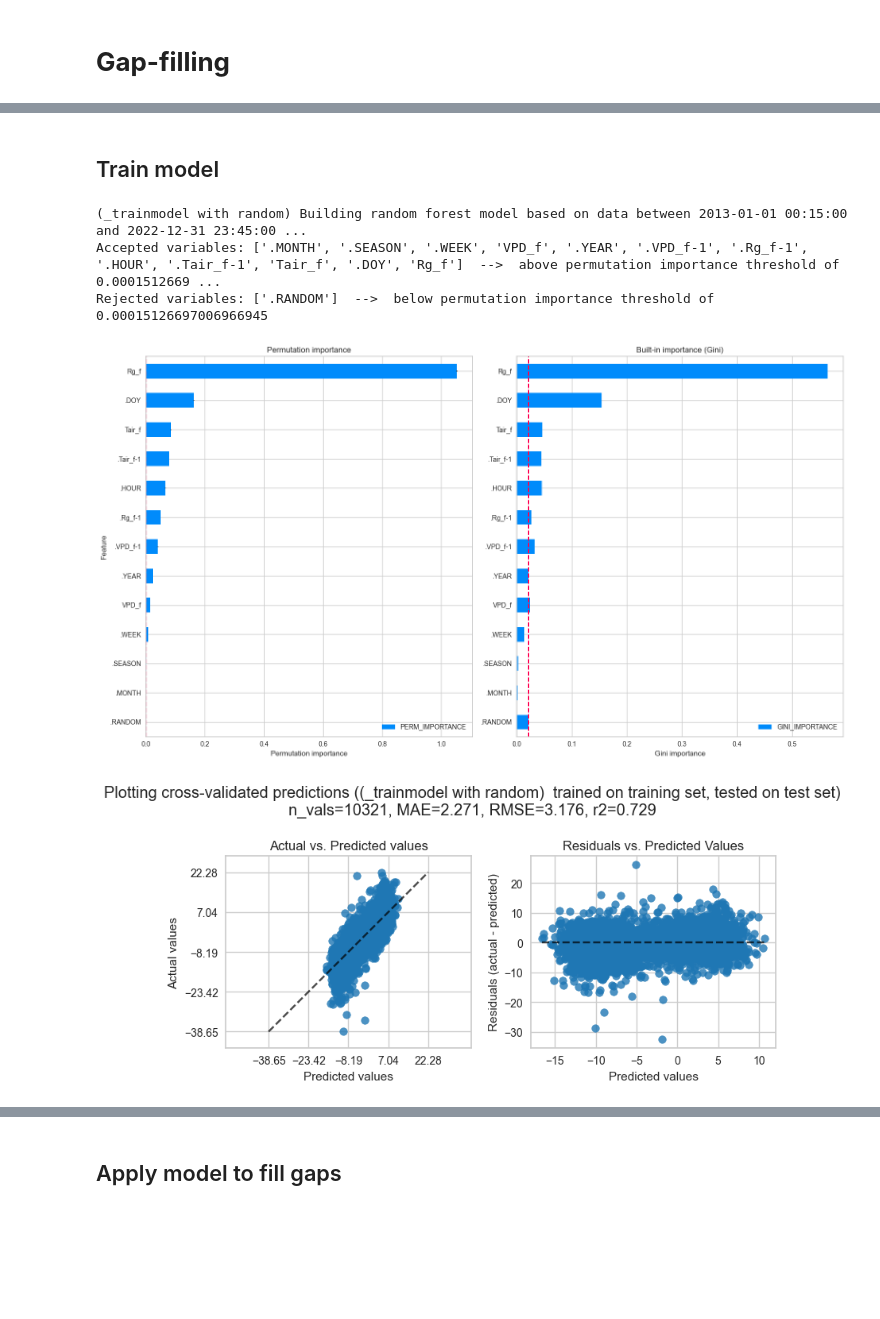
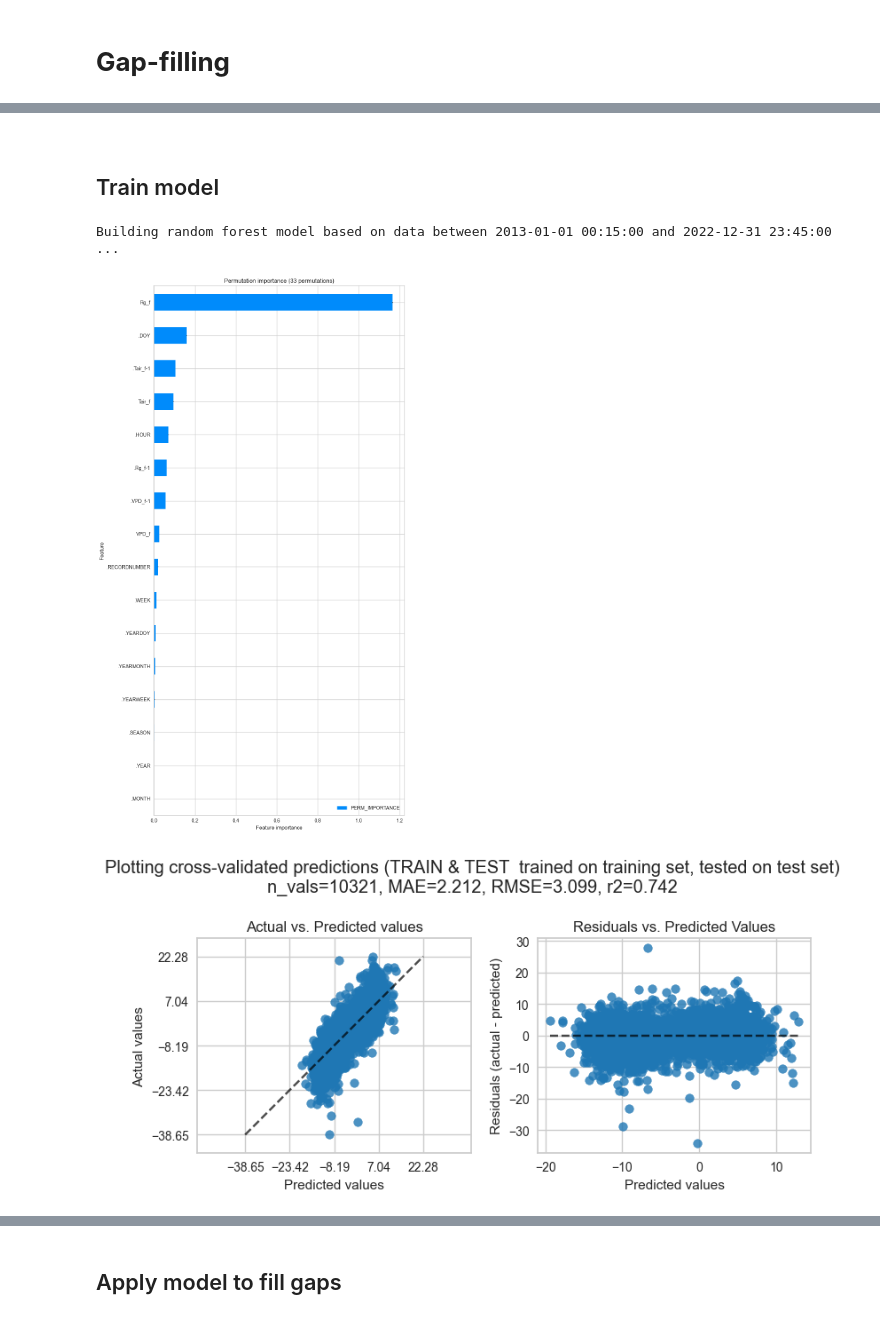
Before and after one commit to holukas/diive, a Jupyter notebook: notebooks/GapFilling/RandomForestGapFilling.ipynb, the cells around one changed output, grey strips where cells are left out. Cells and saved outputs as stored; diff of their text form; code cells hidden in the pictures; blank space fills up the shorter version.

```diff
--- a/notebooks/GapFilling/RandomForestGapFilling.ipynb
+++ b/notebooks/GapFilling/RandomForestGapFilling.ipynb
@@ -139,5 +146,0 @@ TimeSeries(series=df[TARGET_COL]).plot_interactive()
-# %%
-df = steplagged_variants(df=df,
-                         stepsize=1,
-                         stepmax=1,
-                         exclude_cols=[TARGET_COL])
@@ -149,2 +146,0 @@ No step-lagged variants for: ['NEE_CUT_REF_orig']
-# %%
-df = include_timestamp_as_cols(df=df, txt="(...)")
@@ -178,12 +151,17 @@ df
 # %%
+# Random forest
 rfts = RandomForestTS(
     input_df=df,
     target_col=TARGET_COL,
     verbose=1,
+    features_lag=[-1, -1],
+    include_timestamp_as_features=True,
+    add_continuous_record_number=True,
+    sanitize_timestamp=True,
     n_estimators=99,
     random_state=42,
-    min_samples_split=10,
-    min_samples_leaf=5,
-    perm_n_repeats=22,
+    min_samples_split=2,
+    min_samples_leaf=1,
+    perm_n_repeats=33,
     n_jobs=-1
 )
@@ -192,10 +212,10 @@ rfts = RandomForestTS(
+# %% [markdown]
+</br>
 # %% [markdown]
 ## Train model
 # %%
-rfts.trainmodel(showplot_predictions=True, showplot_importance=True, verbose=1)
+rfts.trainmodel(showplot_scores=True, showplot_importance=True)
 # %% [output]
-(_trainmodel with random) Building random forest model based on data between 2013-01-01 00:15:00 and 2022-12-31 23:45:00 ...
-Accepted variables: ['.MONTH', '.SEASON', '.WEEK', 'VPD_f', '.YEAR', '.VPD_f-1', '.Rg_f-1', '.HOUR', '.Tair_f-1', 'Tair_f', '.DOY', 'Rg_f']  -->  above permutation importance threshold of 0.0001512669 ...
-Rejected variables: ['.RANDOM']  -->  below permutation importance threshold of 0.00015126697006966945
+Building random forest model based on data between 2013-01-01 00:15:00 and 2022-12-31 23:45:00 ...
-[figure, old version]
+[figure, new version]
-[figure, old version]
+[figure, new version]
```
Also changed, not shown: parts of 39 cells of this notebook, 11 other files.
